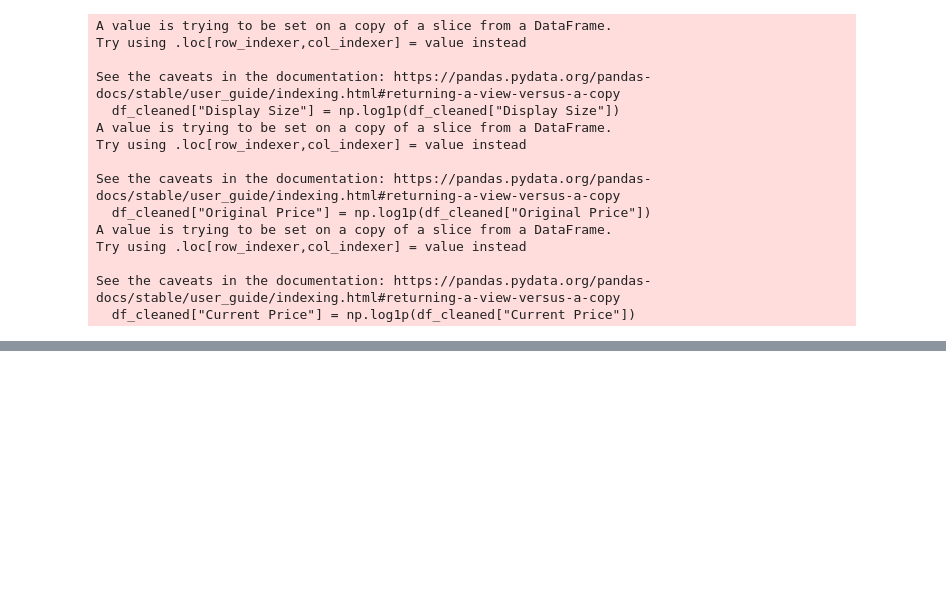
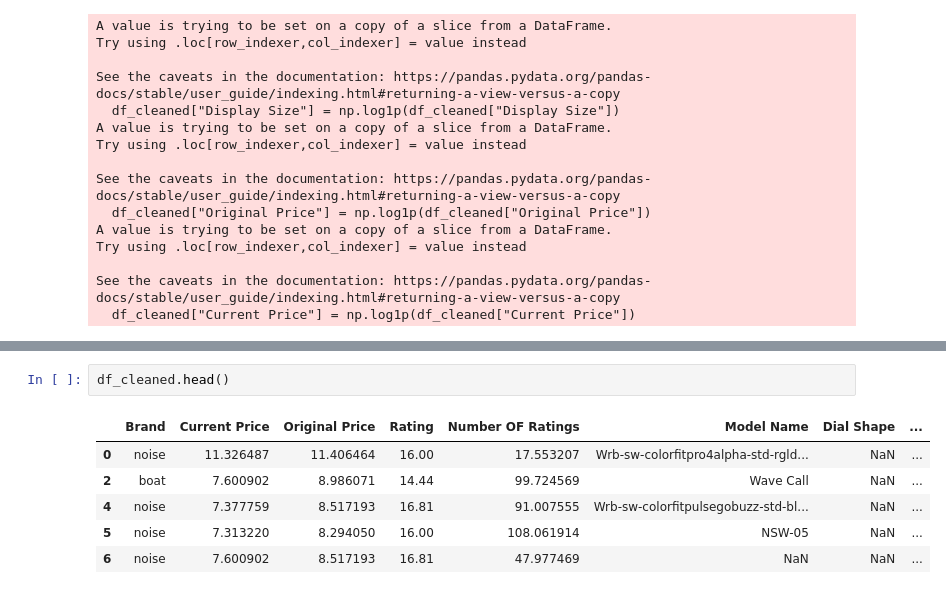
Before and after one commit to Git-of-Abdullah/smartwatch, a Jupyter notebook: Data_cleaning.ipynb, the cells around one changed output, grey strips where cells are left out. Cells and saved outputs as stored; diff of their text form; blank space fills up the shorter version.

```diff
--- a/Data_cleaning.ipynb
+++ b/Data_cleaning.ipynb
@@ -842,2 +877,11 @@ Weight                -0.333151
 Discount Price         0.564948
 dtype: float64
+# %%
+df_cleaned.head()
+# %% [output]
+|  | Brand | Current Price | Original Price | Rating | Number OF Ratings | Model Name | Dial Shape | ... |
+| 0 | noise | 11.326487 | 11.406464 | 16.00 | 17.553207 | Wrb-sw-colorfitpro4alpha-std-rgld... | NaN | ... |
+| 2 | boat | 7.600902 | 8.986071 | 14.44 | 99.724569 | Wave Call | NaN | ... |
+| 4 | noise | 7.377759 | 8.517193 | 16.81 | 91.007555 | Wrb-sw-colorfitpulsegobuzz-std-bl... | NaN | ... |
+| 5 | noise | 7.313220 | 8.294050 | 16.00 | 108.061914 | NSW-05 | NaN | ... |
+| 6 | noise | 7.600902 | 8.517193 | 16.81 | 47.977469 | NaN | NaN | ... |
```
Also changed, not shown: parts of 27 cells of this notebook, 1 other file.
